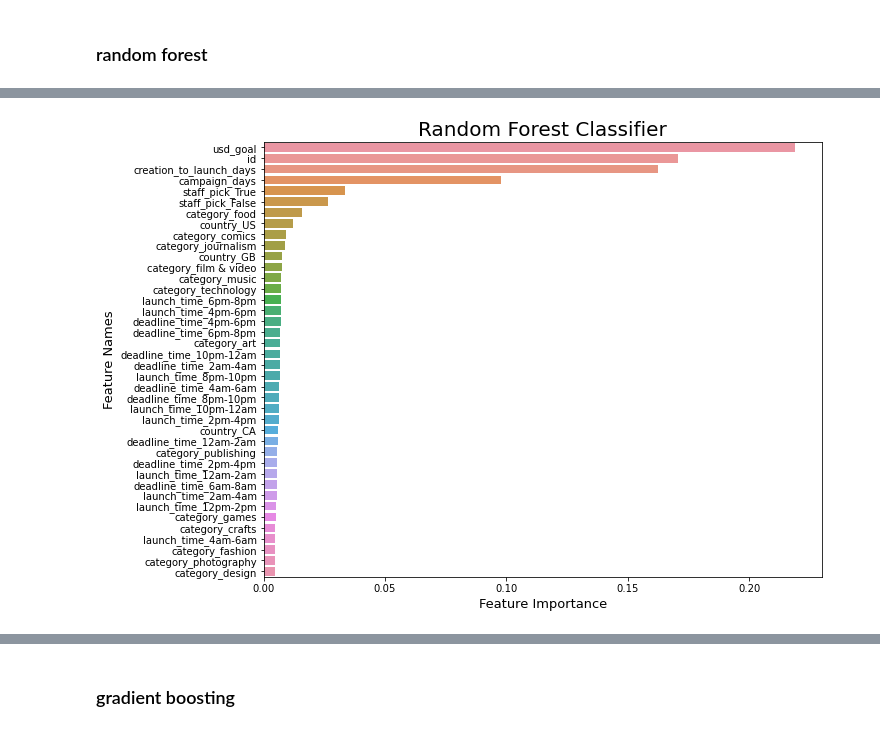
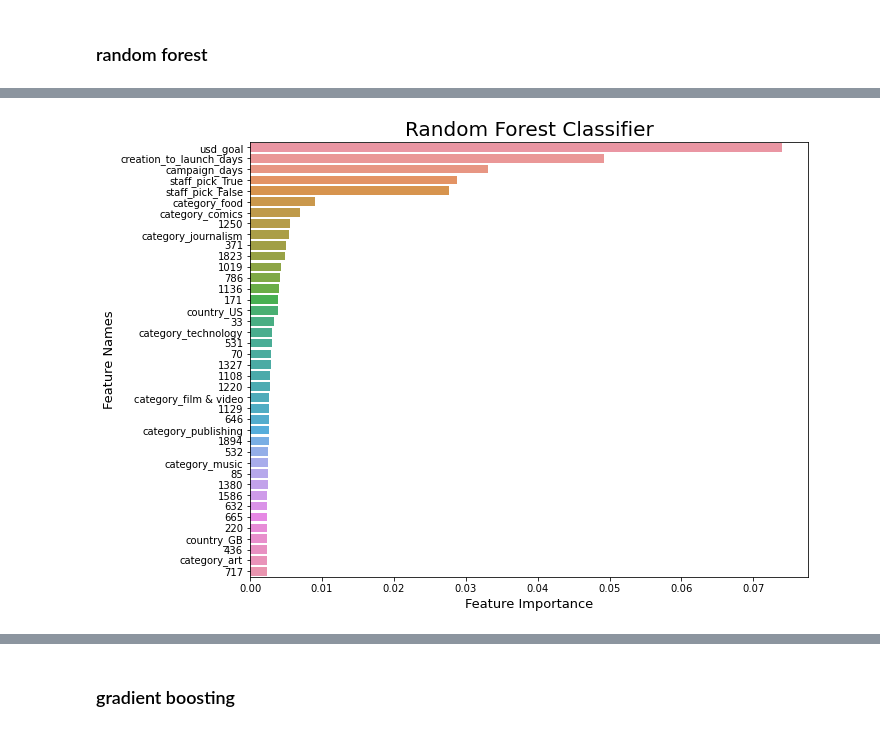
Before and after one commit to alicetsai1020/campaigns_on_kickstarter, a Jupyter notebook: models.ipynb, the cells around one changed output, grey strips where cells are left out. Cells and saved outputs as stored; diff of their text form; code cells hidden in the pictures.

```diff
--- a/models.ipynb
+++ b/models.ipynb
@@ -73,6 +127,6 @@ X_tfidf = vectorizer.fit_transform(corpus)
 ### logistic regression
 # %%
 scaler = StandardScaler()
-X = pd.DataFrame(scaler.fit_transform(X_unscaled), columns=list(X_unscaled.columns))
-X.head()
+X_unscaled = pd.DataFrame(scaler.fit_transform(X_all_feat), columns=list(X_all_feat.columns))
+X_unscaled.head()
 # %% [output]
@@ -86,8 +140,8 @@ X.head()
 # %%
 # Splitting Dataset into train and test set
-X_train, X_test, y_train, y_test = train_test_split(X, y, test_size=0.25, random_state=42)
+X_train_s, X_test_s, y_train_s, y_test_s = train_test_split(X_unscaled, y, test_size=0.25, random_state=42)
 # %%
 # Fitting a logistic regression model with default parameters
 logreg = LogisticRegression()
-logreg.fit(X_train,y_train)
+logreg.fit(X_train_s,y_train_s)
 # %% [output]
@@ -115,0 +177,21 @@ weighted avg       0.72      0.72      0.71     49650
+# %%
+# Plotting the AUC-ROC
+y_score = logreg.fit(X_train_s, y_train_s).decision_function(X_test_s)
+fpr, tpr, thresholds = roc_curve(y_test_s, y_score)
+
+print('AUC:', round(auc(fpr, tpr),5))
+
+plt.figure(figsize=(10,8))
+lw = 2
+plt.plot(fpr, tpr, color='darkorange',
+         lw=lw, label='ROC curve')
+plt.plot([0, 1], [0, 1], color='navy', lw=lw, linestyle='--')
+plt.xlim([0.0, 1.0])
+plt.ylim([0.0, 1.05])
+plt.yticks([i/20.0 for i in range(21)])
+plt.xticks([i/20.0 for i in range(21)])
+plt.xlabel('False Positive Rate')
+plt.ylabel('True Positive Rate')
+plt.title('Receiver operating characteristic (ROC) Curve')
+plt.legend(loc="lower right")
+plt.show()
@@ -263,6 +325,6 @@ def plot_feature_importance(importance,names,model_type):
     plt.xlabel('Feature Importance', fontsize=13)
     plt.ylabel('Feature Names', fontsize=13)
 # %%
-plot_feature_importance(rf.feature_importances_, X.columns,'Random Forest Classifier')
+plot_feature_importance(rf.feature_importances_, X_all_feat.columns,'Random Forest Classifier')
 # %% [output]
-[figure, old version]
+[figure, new version]
```
Also changed, not shown: parts of 50 cells of this notebook.
